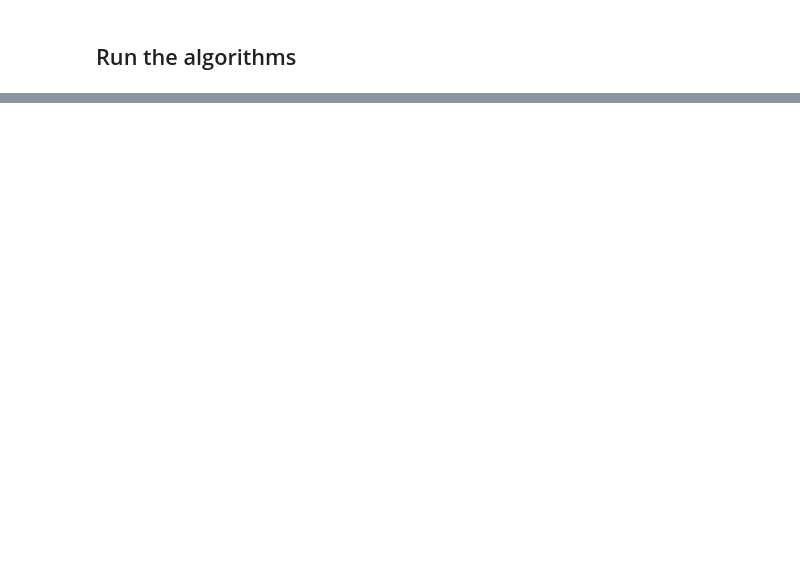
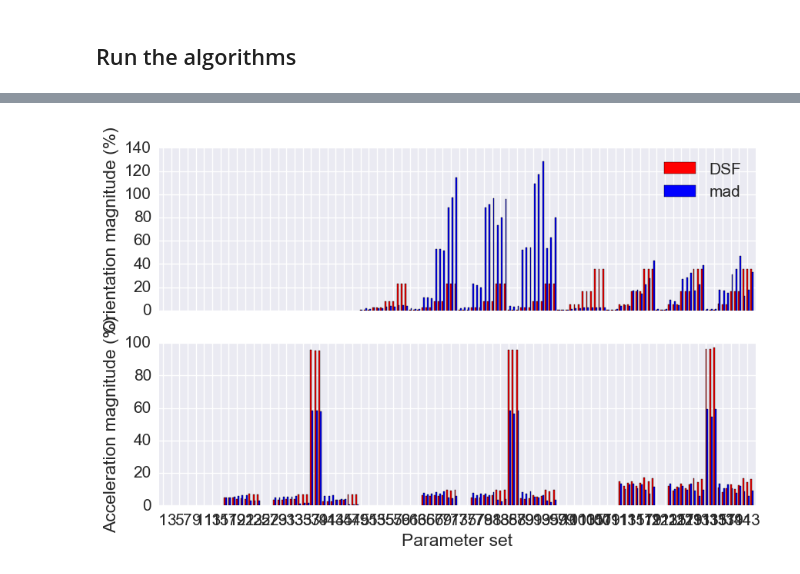
Before and after one commit to DaveBuckingham/fish, a Jupyter notebook: algorithms/compare_imu_algorithms.ipynb, the cells around one changed output, grey strips where cells are left out. Cells and saved outputs as stored; diff of their text form; code cells hidden in the pictures; blank space fills up the shorter version.

```diff
--- a/algorithms/compare_imu_algorithms.ipynb
+++ b/algorithms/compare_imu_algorithms.ipynb
@@ -161,0 +151,40 @@ plt.show()
+# %%
+true_ang_mag = []
+true_acc_mag = []
+for imu1 in imus:
+    ang1 = np.amax(imu1.orient_world_true, axis=None) - np.amin(imu1.orient_world_true, axis=None)
+    true_ang_mag.append(ang1)
+    acc1 = np.amax(imu1.accdyn_world_true, axis=None) - np.amin(imu1.accdyn_world_true, axis=None)
+    true_acc_mag.append(acc1)
+
+true_ang_mag = np.array(true_ang_mag)
+true_acc_mag = np.array(true_acc_mag)
+# %%
+fig, ax = plt.subplots(2,1, sharex=True)
+
+width = 0.35
+
+orient_err_perc = total_orient_err / true_ang_mag[:, np.newaxis]
+orient_err_perc[true_ang_mag < 0.02, :] = np.nan
+
+acc_err_perc = total_acc_err / true_acc_mag[:, np.newaxis]
+acc_err_perc[true_acc_mag < 0.01, :] = np.nan
+
+ind = np.arange(len(imus))+1
+ax[0].bar(ind-width/2, orient_err_perc[:,0]*100, width=width, color='r', label='DSF')
+ax[0].bar(ind+width/2, orient_err_perc[:,1]*100, width=width, color='b', label='mad')
+
+ax[0].set_ylabel('Orientation magnitude (%)')
+ax[0].legend()
+
+ax[1].bar(ind-width/2, acc_err_perc[:,0]*100, width=width, color='r', label='DSF')
+ax[1].bar(ind+width/2, acc_err_perc[:,1]*100, width=width, color='b', label='mad')
+ax[1].set_ylabel('Acceleration magnitude (%)')
+
+ax[1].set_xlabel('Parameter set')
+ax[1].set_xticks(ind[::2])
+ax[1].set_xlim([0, len(imus)+1])
+
+plt.show()
+# %% [output]
+[figure, added]
```
Also changed, not shown: parts of 7 cells of this notebook, 1 other file.
